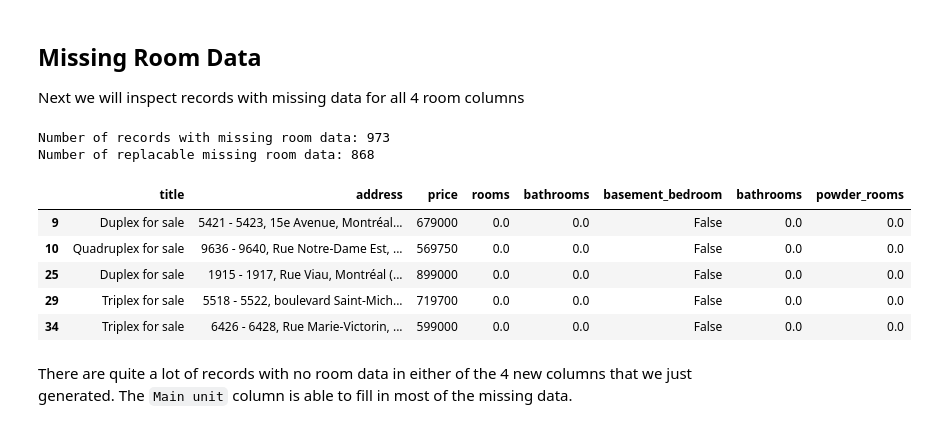
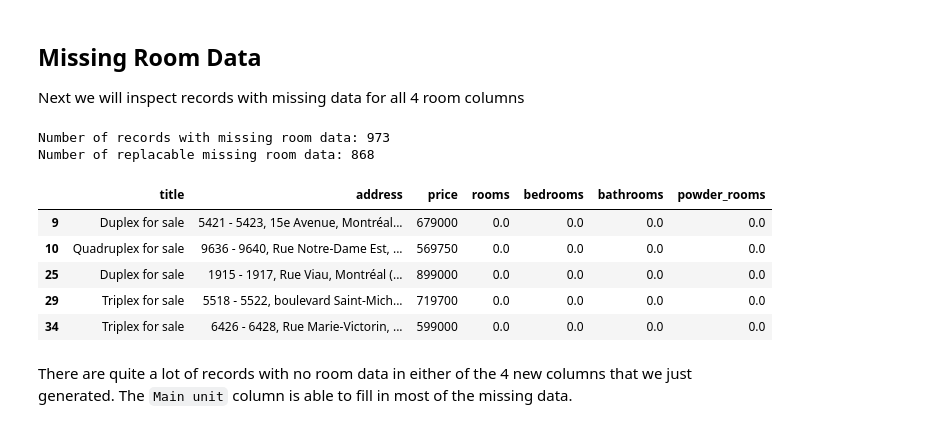
Before and after one commit to Jahnic/Data-Science, a Jupyter notebook: RealEstate/Real_estate_scrape.ipynb, the cells around one changed output. Saved outputs shown, nothing was run; the diff lists cells and outputs as text; code cells hidden in the pictures.

Commit message:
wrangle: complete room data cleaning

```diff
--- a/RealEstate/Real_estate_scrape.ipynb
+++ b/RealEstate/Real_estate_scrape.ipynb
@@ -778,7 +880,7 @@ def not_zero(col):
 # %%
 # Merge of basement bedroom columns
 basement_bed = df["bedrooms in basement"]\
-         + df["bedroom in basement"])
+         + df["bedroom in basement"]
 
 # Records with basement bedrooms
 basement_bed_bool = not_zero(basement_bed)
@@ -788,4 +890,4 @@ print("Apartments with basement bedrooms:",\
 # Merge of basement with regular bedrooms
 all_bedrooms = basement_bed + df.bedrooms
 print("Apartments with any kind of bedroom",\
-    sum(not_zero(all_bedrooms]))
+    sum(not_zero(all_bedrooms)))
@@ -867,23 +974,23 @@ Next we will inspect records with missing data for all 4 room columns
 # %%
 # Records with 0 for all room features
 # "not any(not_zero(rows))" is True, only if all records in a row are zero
 missing_room_data = df[room_data.apply(lambda rows: (not any(not_zero(rows))), axis=1)]
 
 print("Number of records with missing room data:", \
     missing_room_data.shape[0])
 print("Number of replacable missing room data:", \
     missing_room_data.loc[:, "Main unit"].notnull().sum())
 
-missing_room_data.iloc[:,[0, 1, 2,-5,-2,-3,-2,-1]].head()
+missing_room_data.iloc[:,[0, 1, 2,-5,-4,-2, -1]].head()
 # %% [output]
 Number of records with missing room data: 973
 Number of replacable missing room data: 868
-|  | title | address | price | rooms | bathrooms | basement_bedroom | bathrooms | powder_rooms |
-| 9 | Duplex for sale | 5421 - 5423, 15e Avenue, Montréal... | 679000 | 0.0 | 0.0 | False | 0.0 | 0.0 |
-| 10 | Quadruplex for sale | 9636 - 9640, Rue Notre-Dame Est, ... | 569750 | 0.0 | 0.0 | False | 0.0 | 0.0 |
-| 25 | Duplex for sale | 1915 - 1917, Rue Viau, Montréal (... | 899000 | 0.0 | 0.0 | False | 0.0 | 0.0 |
-| 29 | Triplex for sale | 5518 - 5522, boulevard Saint-Mich... | 719700 | 0.0 | 0.0 | False | 0.0 | 0.0 |
-| 34 | Triplex for sale | 6426 - 6428, Rue Marie-Victorin, ... | 599000 | 0.0 | 0.0 | False | 0.0 | 0.0 |
+|  | title | address | price | rooms | bedrooms | bathrooms | powder_rooms |
+| 9 | Duplex for sale | 5421 - 5423, 15e Avenue, Montréal... | 679000 | 0.0 | 0.0 | 0.0 | 0.0 |
+| 10 | Quadruplex for sale | 9636 - 9640, Rue Notre-Dame Est, ... | 569750 | 0.0 | 0.0 | 0.0 | 0.0 |
+| 25 | Duplex for sale | 1915 - 1917, Rue Viau, Montréal (... | 899000 | 0.0 | 0.0 | 0.0 | 0.0 |
+| 29 | Triplex for sale | 5518 - 5522, boulevard Saint-Mich... | 719700 | 0.0 | 0.0 | 0.0 | 0.0 |
+| 34 | Triplex for sale | 6426 - 6428, Rue Marie-Victorin, ... | 599000 | 0.0 | 0.0 | 0.0 | 0.0 |
 # %% [markdown]
 There are quite a lot of records with no room data in either of the 4 new columns that we just generated.
 The `Main unit` column is able to fill in most of the missing data.
```
Also changed, not shown: parts of 30 cells of this notebook.
